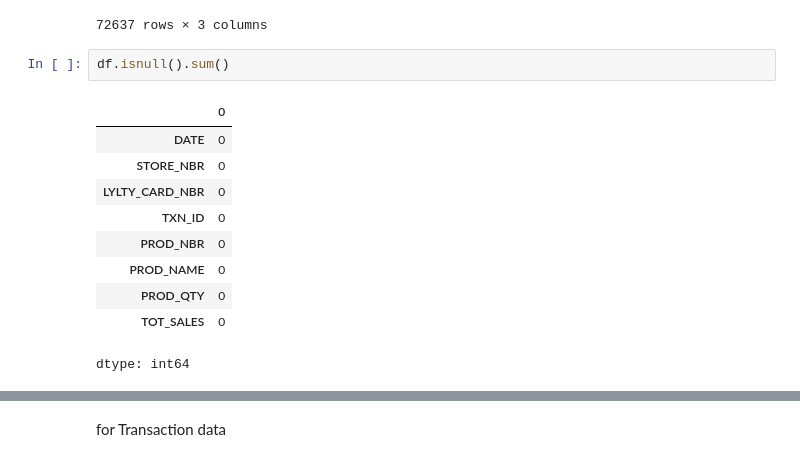
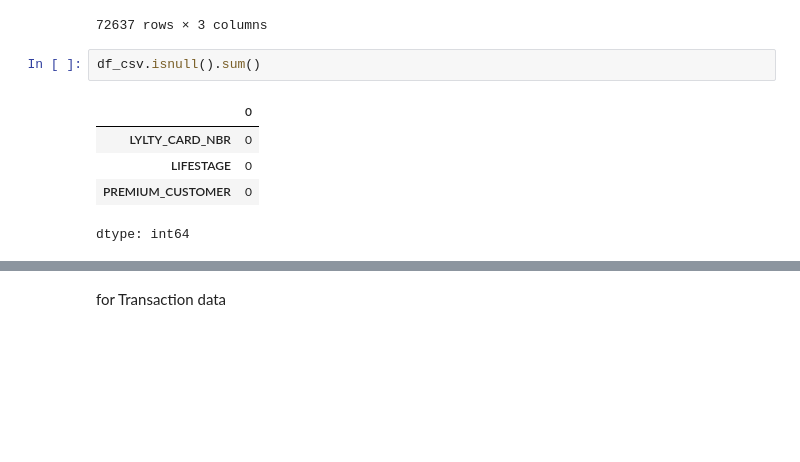
Before and after one commit to hedaootanisha/Customer_Analysis, a Jupyter notebook: Customer_Analysis.ipynb, the cells around one changed output, grey strips where cells are left out. Drawn from its saved outputs; the diff is of its cells as text; blank space fills up the shorter version.

```diff
--- a/Customer_Analysis.ipynb
+++ b/Customer_Analysis.ipynb
@@ -104,16 +104,11 @@ df_csv.isnull()
 | 72636 | False | False | False |
 72637 rows × 3 columns
 # %%
-df.isnull().sum()
+df_csv.isnull().sum()
 # %% [output]
 |  | 0 |
-| DATE | 0 |
-| STORE_NBR | 0 |
 | LYLTY_CARD_NBR | 0 |
-| TXN_ID | 0 |
-| PROD_NBR | 0 |
-| PROD_NAME | 0 |
-| PROD_QTY | 0 |
-| TOT_SALES | 0 |
+| LIFESTAGE | 0 |
+| PREMIUM_CUSTOMER | 0 |
 dtype: int64
 # %%
```
Also changed, not shown: parts of 17 cells of this notebook.
